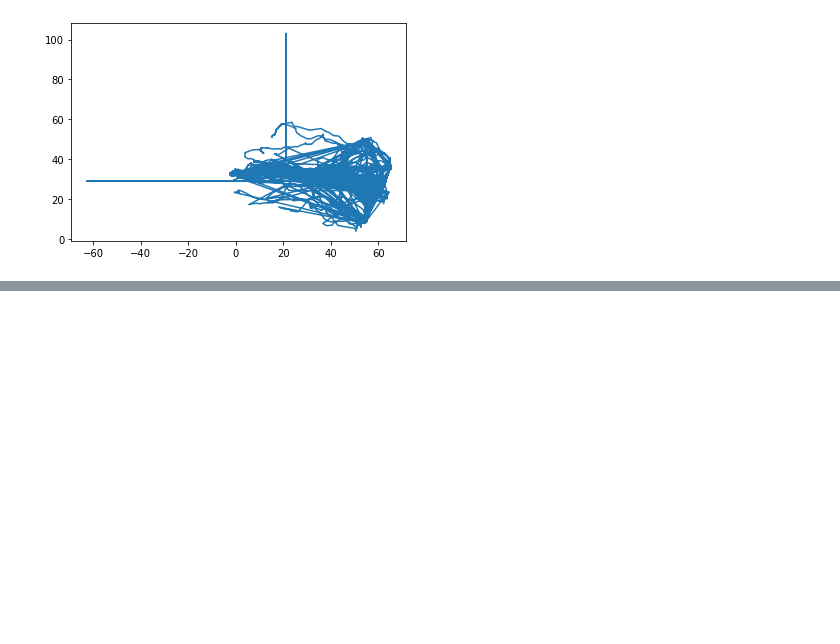
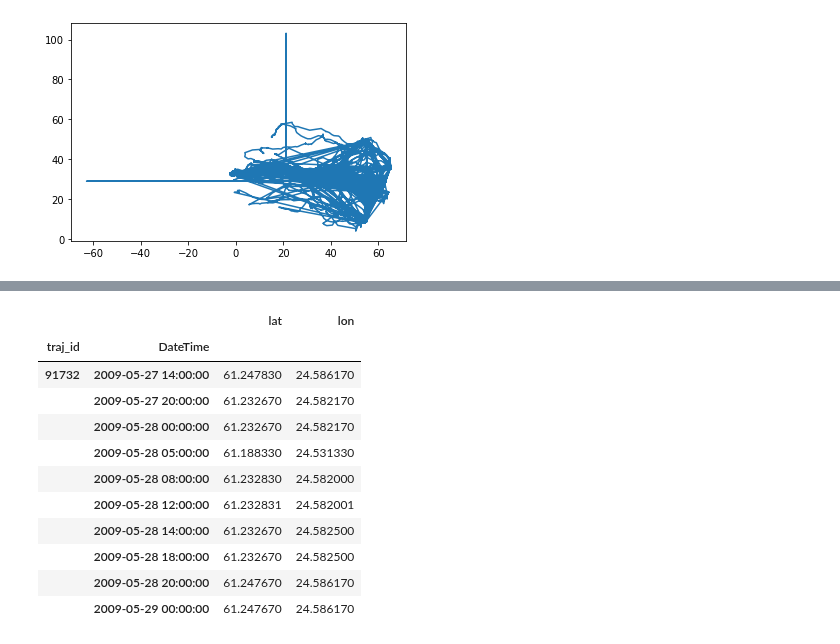
Before and after one commit to YakshHaranwala/PTRAIL, a Jupyter notebook: examples/rw_kin.ipynb, the cells around one changed output, grey strips where cells are left out. Cells and saved outputs as stored; diff of their text form; code cells hidden in the pictures; blank space fills up the shorter version.

```diff
--- a/examples/rw_kin.ipynb
+++ b/examples/rw_kin.ipynb
@@ -101,0 +133,15 @@ Name: DateTime, dtype: int64
+# %%
+ip_kin.head(10)
+# %% [output]
+|  |  | lat | lon |
+| traj_id | DateTime |  |  |
+| 91732 | 2009-05-27 14:00:00 | 61.247830 | 24.586170 |
+|  | 2009-05-27 20:00:00 | 61.232670 | 24.582170 |
+|  | 2009-05-28 00:00:00 | 61.232670 | 24.582170 |
+|  | 2009-05-28 05:00:00 | 61.188330 | 24.531330 |
+|  | 2009-05-28 08:00:00 | 61.232830 | 24.582000 |
+|  | 2009-05-28 12:00:00 | 61.232831 | 24.582001 |
+|  | 2009-05-28 14:00:00 | 61.232670 | 24.582500 |
+|  | 2009-05-28 18:00:00 | 61.232670 | 24.582500 |
+|  | 2009-05-28 20:00:00 | 61.247670 | 24.586170 |
+|  | 2009-05-29 00:00:00 | 61.247670 | 24.586170 |
```
Also changed, not shown: parts of 13 cells of this notebook, 2 other files.
